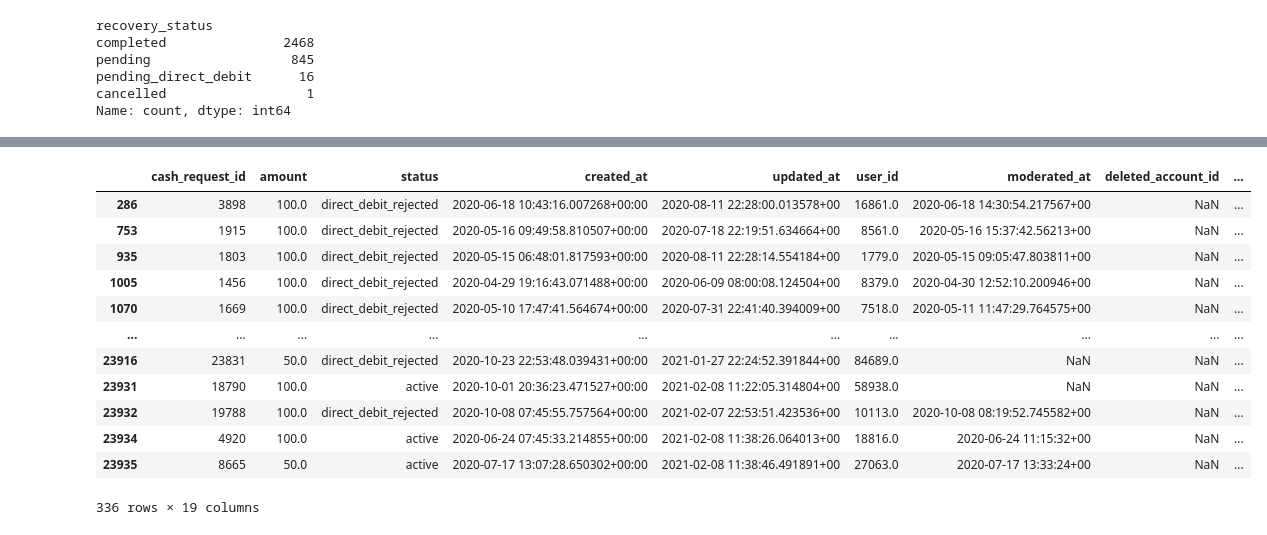
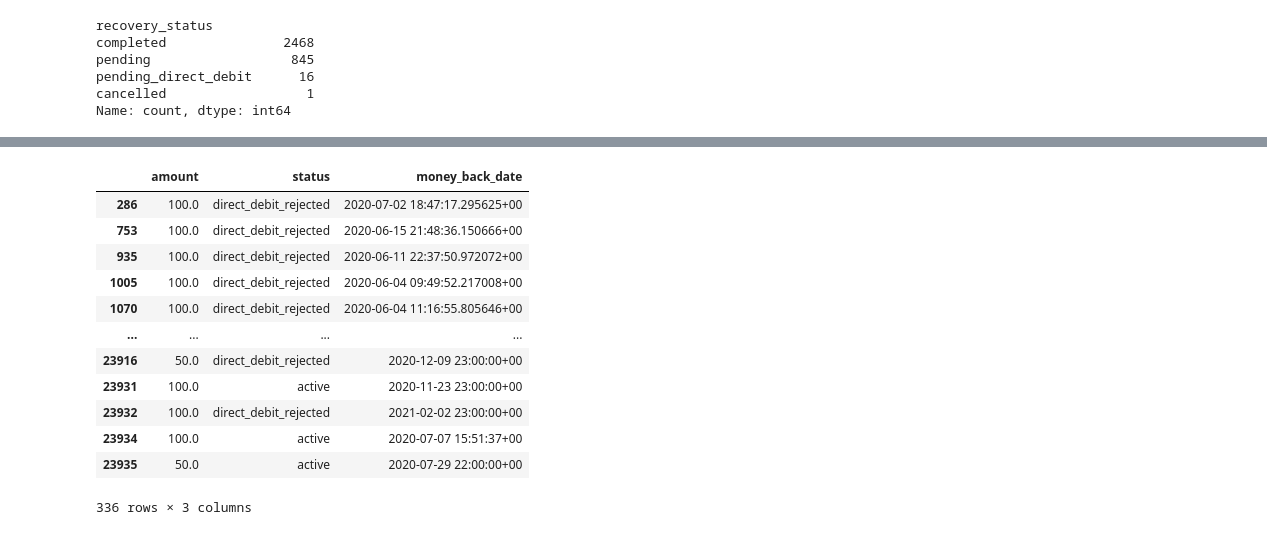
Before and after one commit to DataScience-UOC-projects/monayvi, a Jupyter notebook: notebooks/EDA_plus.ipynb, the cells around one changed output, grey strips where cells are left out. Drawn from its saved outputs; the diff is of its cells as text; code cells hidden in the pictures.

```diff
--- a/notebooks/EDA_plus.ipynb
+++ b/notebooks/EDA_plus.ipynb
@@ -93,18 +112,18 @@ VARIABLE WEIGHT WITHIN THE TOTAL OF THE COLUMN:
 Name: count, Length: 12221, dtype: float64
 - - - - - End - - - - - - - - - - - - - - - - - - - - - - - - - - - - - - - -
 # %%
-cash[(cash['money_back_date'].notnull()) & (cash['status']!='money_back')]
+cash[(cash['money_back_date'].notnull()) & (cash['status']!='money_back')].loc[:, ['amount','status','money_back_date']]
 # %% [output]
-|  | cash_request_id | amount | status | created_at | updated_at | user_id | moderated_at | deleted_account_id | ... |
-| 286 | 3898 | 100.0 | direct_debit_rejected | 2020-06-18 10:43:16.007268+00:00 | 2020-08-11 22:28:00.013578+00 | 16861.0 | 2020-06-18 14:30:54.217567+00 | NaN | ... |
-| 753 | 1915 | 100.0 | direct_debit_rejected | 2020-05-16 09:49:58.810507+00:00 | 2020-07-18 22:19:51.634664+00 | 8561.0 | 2020-05-16 15:37:42.56213+00 | NaN | ... |
-| 935 | 1803 | 100.0 | direct_debit_rejected | 2020-05-15 06:48:01.817593+00:00 | 2020-08-11 22:28:14.554184+00 | 1779.0 | 2020-05-15 09:05:47.803811+00 | NaN | ... |
-| 1005 | 1456 | 100.0 | direct_debit_rejected | 2020-04-29 19:16:43.071488+00:00 | 2020-06-09 08:00:08.124504+00 | 8379.0 | 2020-04-30 12:52:10.200946+00 | NaN | ... |
-| 1070 | 1669 | 100.0 | direct_debit_rejected | 2020-05-10 17:47:41.564674+00:00 | 2020-07-31 22:41:40.394009+00 | 7518.0 | 2020-05-11 11:47:29.764575+00 | NaN | ... |
-| ... | ... | ... | ... | ... | ... | ... | ... | ... | ... |
-| 23916 | 23831 | 50.0 | direct_debit_rejected | 2020-10-23 22:53:48.039431+00:00 | 2021-01-27 22:24:52.391844+00 | 84689.0 | NaN | NaN | ... |
-| 23931 | 18790 | 100.0 | active | 2020-10-01 20:36:23.471527+00:00 | 2021-02-08 11:22:05.314804+00 | 58938.0 | NaN | NaN | ... |
-| 23932 | 19788 | 100.0 | direct_debit_rejected | 2020-10-08 07:45:55.757564+00:00 | 2021-02-07 22:53:51.423536+00 | 10113.0 | 2020-10-08 08:19:52.745582+00 | NaN | ... |
-| 23934 | 4920 | 100.0 | active | 2020-06-24 07:45:33.214855+00:00 | 2021-02-08 11:38:26.064013+00 | 18816.0 | 2020-06-24 11:15:32+00 | NaN | ... |
-| 23935 | 8665 | 50.0 | active | 2020-07-17 13:07:28.650302+00:00 | 2021-02-08 11:38:46.491891+00 | 27063.0 | 2020-07-17 13:33:24+00 | NaN | ... |
+|  | amount | status | money_back_date |
+| 286 | 100.0 | direct_debit_rejected | 2020-07-02 18:47:17.295625+00 |
+| 753 | 100.0 | direct_debit_rejected | 2020-06-15 21:48:36.150666+00 |
+| 935 | 100.0 | direct_debit_rejected | 2020-06-11 22:37:50.972072+00 |
+| 1005 | 100.0 | direct_debit_rejected | 2020-06-04 09:49:52.217008+00 |
+| 1070 | 100.0 | direct_debit_rejected | 2020-06-04 11:16:55.805646+00 |
+| ... | ... | ... | ... |
+| 23916 | 50.0 | direct_debit_rejected | 2020-12-09 23:00:00+00 |
+| 23931 | 100.0 | active | 2020-11-23 23:00:00+00 |
+| 23932 | 100.0 | direct_debit_rejected | 2021-02-02 23:00:00+00 |
+| 23934 | 100.0 | active | 2020-07-07 15:51:37+00 |
+| 23935 | 50.0 | active | 2020-07-29 22:00:00+00 |
-336 rows × 19 columns
+336 rows × 3 columns
```
Also changed, not shown: parts of 3 cells of this notebook, 1 other file.
